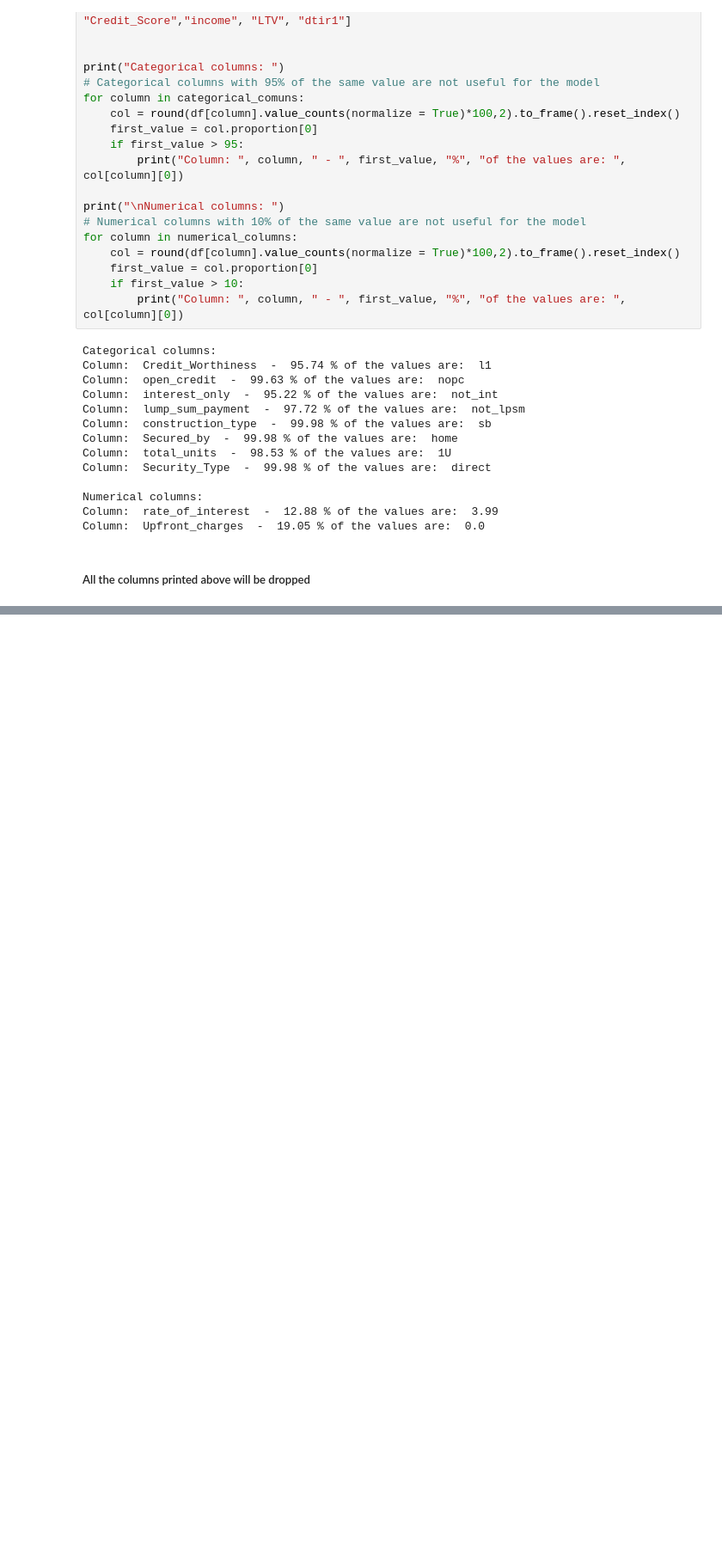
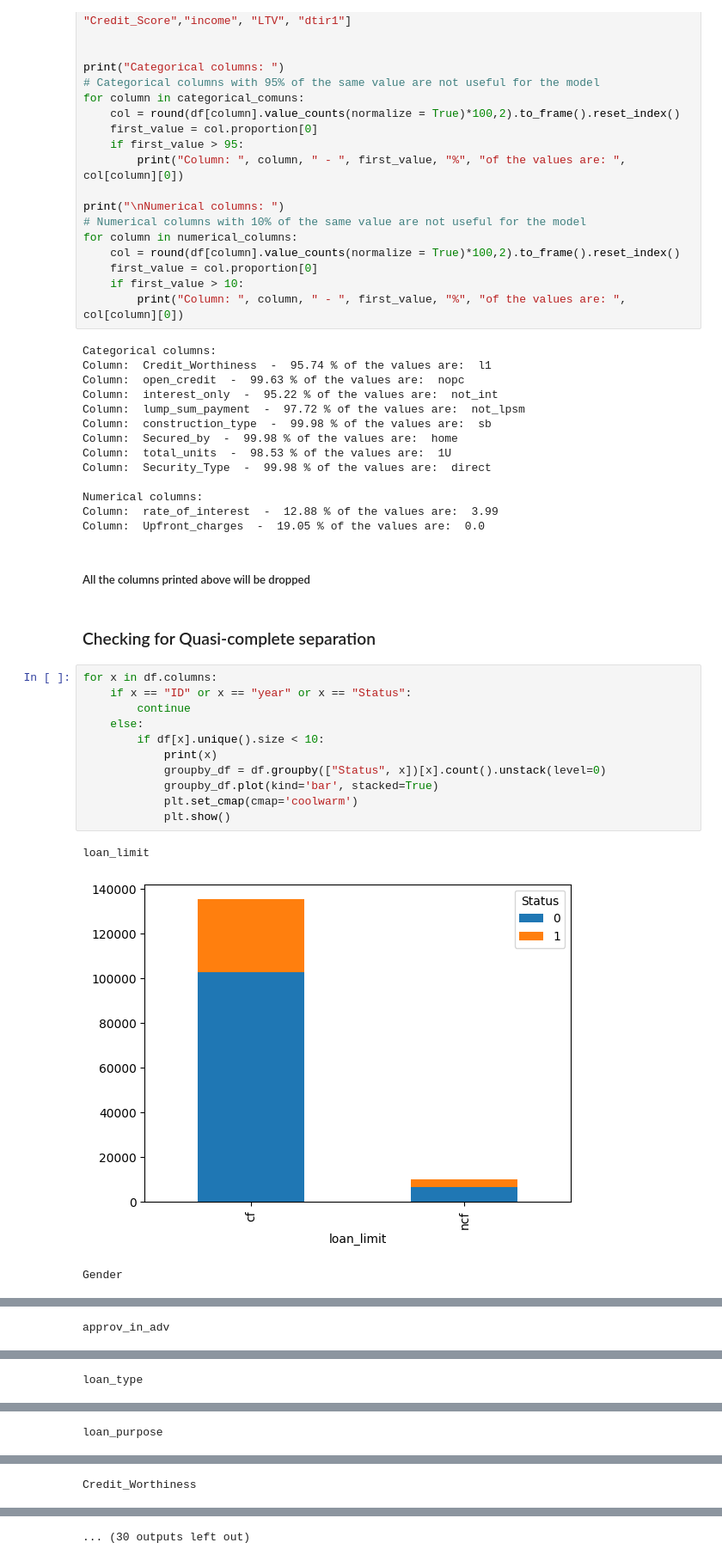
Before and after one commit to adharshvenkat/loan-defaults-prediction, a Jupyter notebook: notebooks/eda.ipynb, the cells around one changed output, grey strips where cells are left out. Shown at 86% size. Saved outputs shown, nothing was run; the diff lists cells and outputs as text; blank space fills up the shorter version.

```diff
--- a/notebooks/eda.ipynb
+++ b/notebooks/eda.ipynb
@@ -118,3 +120,20 @@ Column:  rate_of_interest  -  12.88 % of the values are:  3.99
 Column:  Upfront_charges  -  19.05 % of the values are:  0.0
 # %% [markdown]
 ##### All the columns printed above will be dropped
+# %% [markdown]
+### Checking for Quasi-complete separation
+# %%
+for x in df.columns:
+    if x == "ID" or x == "year" or x == "Status":
+        continue
+    else:
+        if df[x].unique().size < 10:
+            print(x)
+            groupby_df = df.groupby(["Status", x])[x].count().unstack(level=0)
+            groupby_df.plot(kind='bar', stacked=True)
+            plt.set_cmap(cmap='coolwarm')
+            plt.show()
+# %% [output]
+loan_limit
+[figure, added]
+Gender
@@ -120,0 +141 @@ Column:  Upfront_charges  -  19.05 % of the values are:  0.0
+approv_in_adv
@@ -120,0 +143 @@ Column:  Upfront_charges  -  19.05 % of the values are:  0.0
+loan_type
@@ -120,0 +145 @@ Column:  Upfront_charges  -  19.05 % of the values are:  0.0
+loan_purpose
@@ -120,0 +147 @@ Column:  Upfront_charges  -  19.05 % of the values are:  0.0
+Credit_Worthiness
@@ -120,0 +149 @@ Column:  Upfront_charges  -  19.05 % of the values are:  0.0
+... (30 outputs left out)
```
Also changed, not shown: parts of 6 cells of this notebook.
